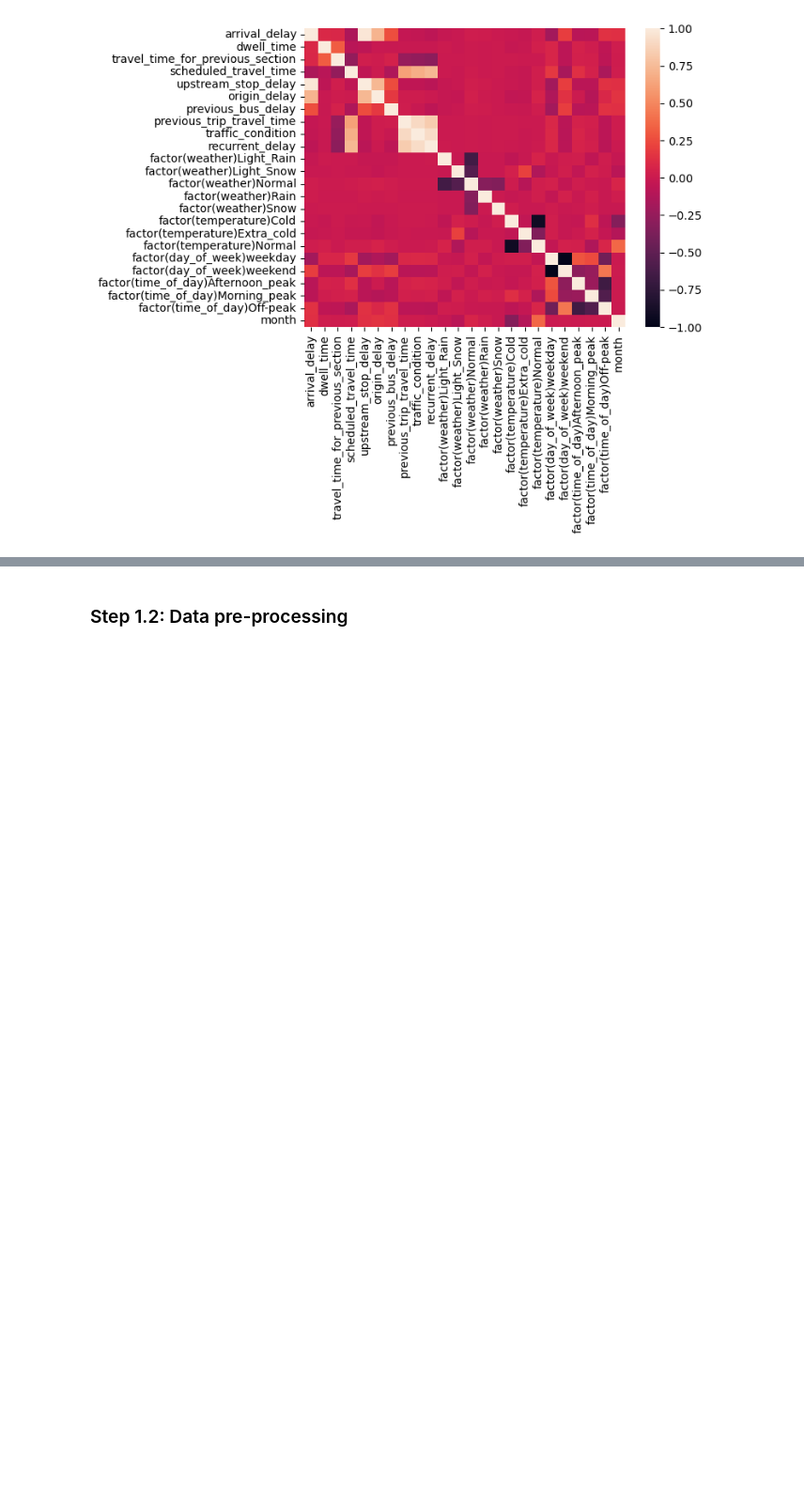
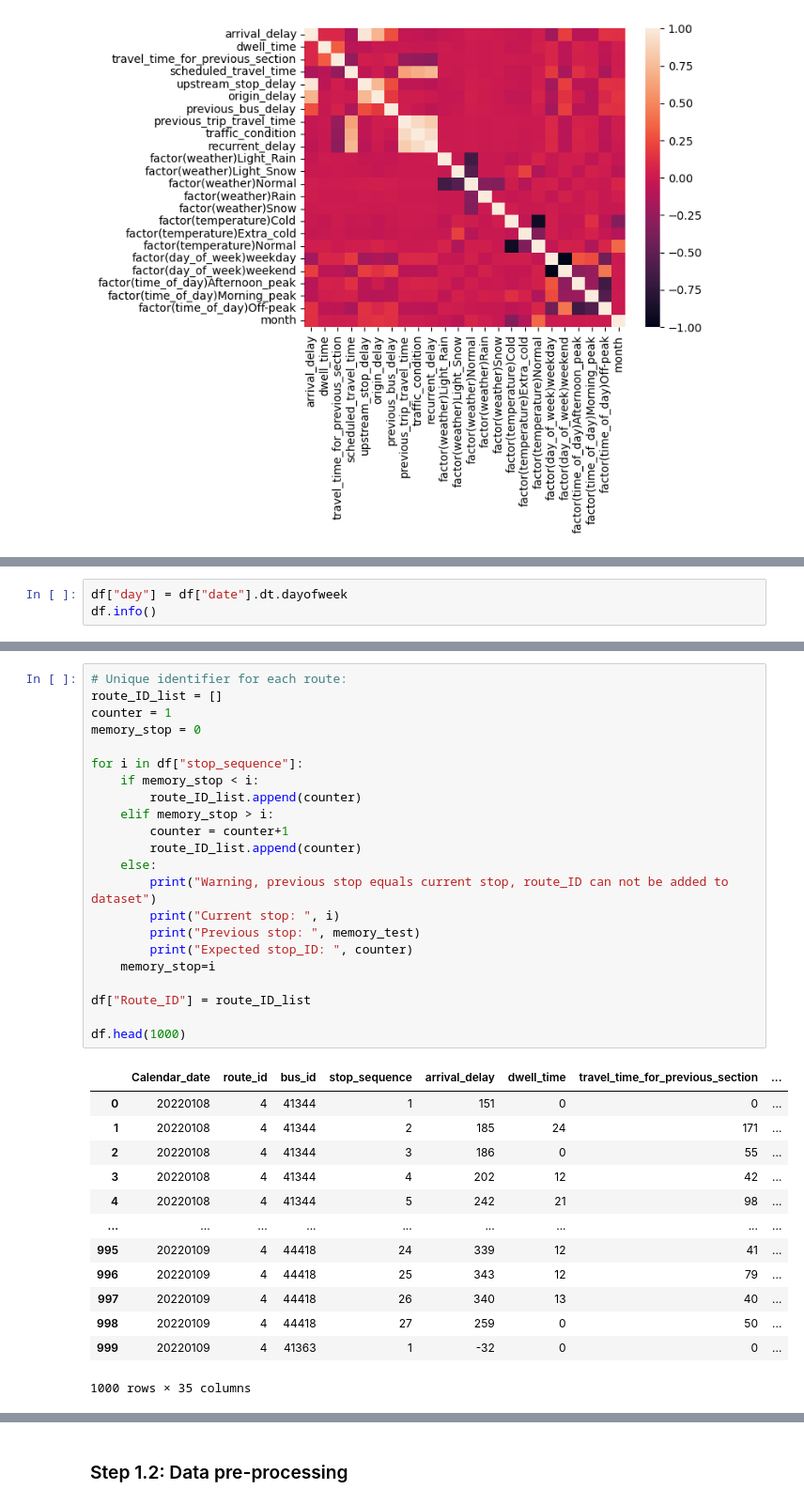
Before and after one commit to TomKoning1999/Final-project-code-folder, a Jupyter notebook: AH2179 final project group 4.ipynb, the cells around one changed output, grey strips where cells are left out. Shown at 94% size. Drawn from its saved outputs; the diff is of its cells as text; blank space fills up the shorter version.

```diff
--- a/AH2179 final project group 4.ipynb
+++ b/AH2179 final project group 4.ipynb
@@ -434,0 +425,3 @@ In conclusion, mainly the bus operations element columns seem to be important, m
+# %%
+df["day"] = df["date"].dt.dayofweek
+df.info()
@@ -434,0 +467,36 @@ In conclusion, mainly the bus operations element columns seem to be important, m
+# %%
+# Unique identifier for each route:
+route_ID_list = []
+counter = 1
+memory_stop = 0
+
+for i in df["stop_sequence"]:
+    if memory_stop < i:
+        route_ID_list.append(counter)
+    elif memory_stop > i:
+        counter = counter+1
+        route_ID_list.append(counter)
+    else:
+        print("Warning, previous stop equals current stop, route_ID can not be added to dataset")
+        print("Current stop: ", i)
+        print("Previous stop: ", memory_test)
+        print("Expected stop_ID: ", counter)
+    memory_stop=i
+
+df["Route_ID"] = route_ID_list
+
+df.head(1000)
+# %% [output]
+|  | Calendar_date | route_id | bus_id | stop_sequence | arrival_delay | dwell_time | travel_time_for_previous_section | ... |
+| 0 | 20220108 | 4 | 41344 | 1 | 151 | 0 | 0 | ... |
+| 1 | 20220108 | 4 | 41344 | 2 | 185 | 24 | 171 | ... |
+| 2 | 20220108 | 4 | 41344 | 3 | 186 | 0 | 55 | ... |
+| 3 | 20220108 | 4 | 41344 | 4 | 202 | 12 | 42 | ... |
+| 4 | 20220108 | 4 | 41344 | 5 | 242 | 21 | 98 | ... |
+| ... | ... | ... | ... | ... | ... | ... | ... | ... |
+| 995 | 20220109 | 4 | 44418 | 24 | 339 | 12 | 41 | ... |
+| 996 | 20220109 | 4 | 44418 | 25 | 343 | 12 | 79 | ... |
+| 997 | 20220109 | 4 | 44418 | 26 | 340 | 13 | 40 | ... |
+| 998 | 20220109 | 4 | 44418 | 27 | 259 | 0 | 50 | ... |
+| 999 | 20220109 | 4 | 41363 | 1 | -32 | 0 | 0 | ... |
+1000 rows × 35 columns
```
Also changed, not shown: parts of 84 cells of this notebook.
